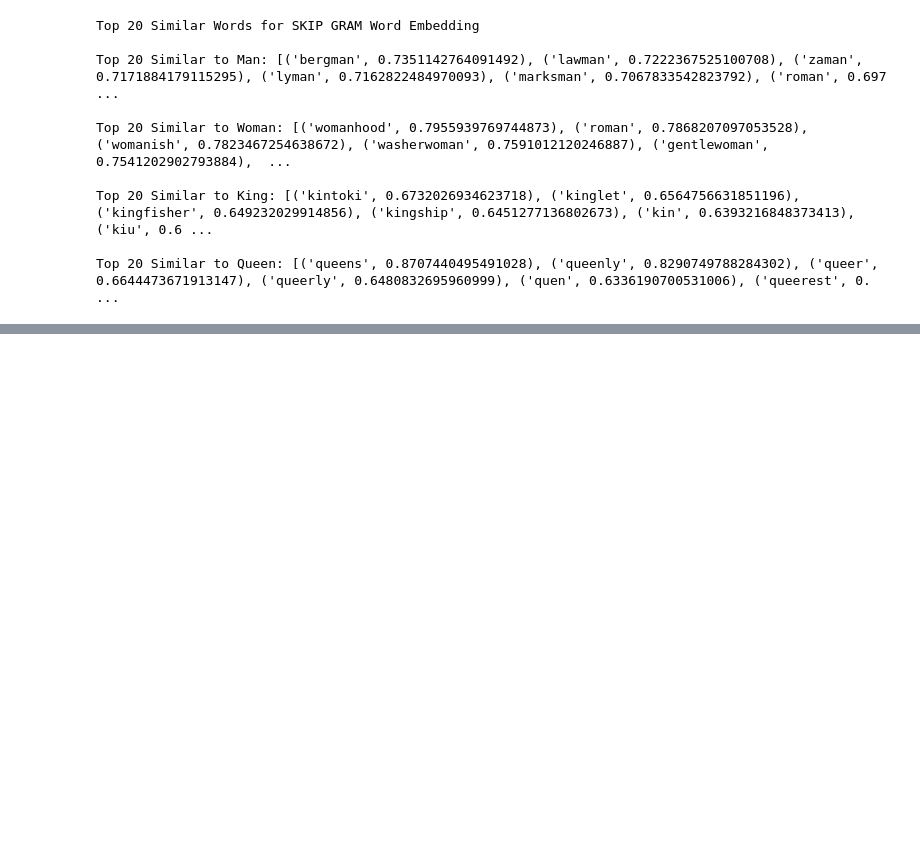
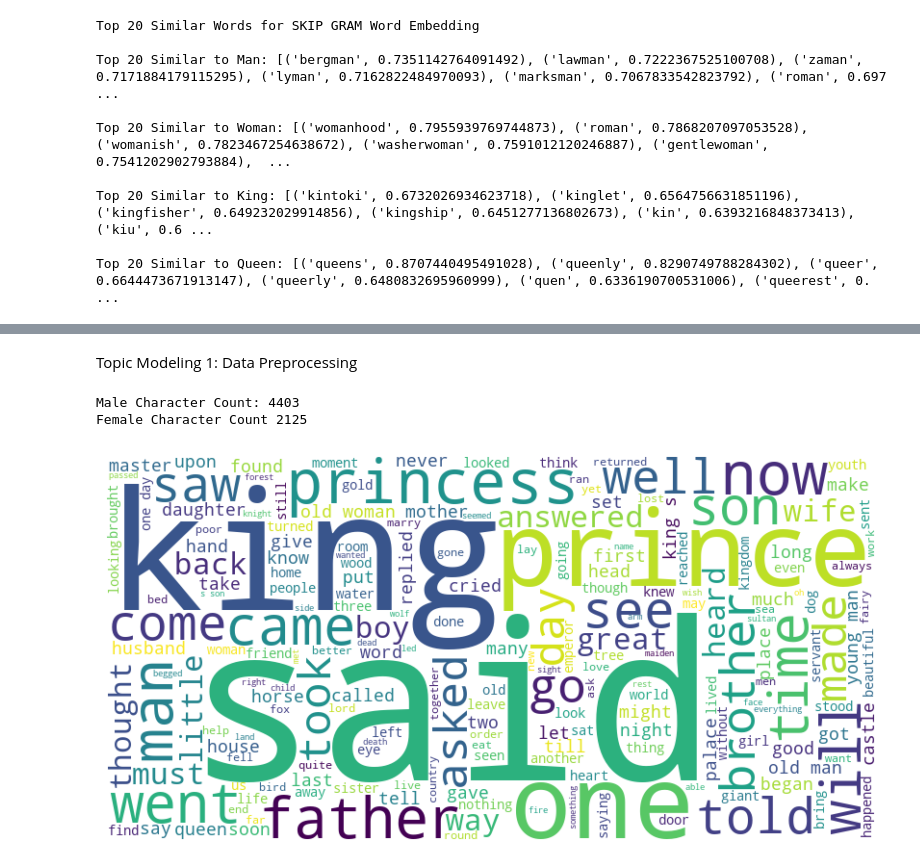
Before and after one commit to owenmonroe/OwenMonroe_TextMining_Fall23, a Jupyter notebook: HW_Assignment4/OwenMonroe_HW4.ipynb, the cells around one changed output, grey strips where cells are left out. Drawn from its saved outputs; the diff is of its cells as text; code cells hidden in the pictures; blank space fills up the shorter version.

Commit message:
hw4
Up to LDA work, cleaned, tokenized, stopwords removed for gender text

```diff
--- a/HW_Assignment4/OwenMonroe_HW4.ipynb
+++ b/HW_Assignment4/OwenMonroe_HW4.ipynb
@@ -178,0 +218,33 @@ Top 20 Similar to Queen: [('queens', 0.8707440495491028), ('queenly', 0.82907497
+# %% [markdown]
+Topic Modeling 1: Data Preprocessing
+# %%
+# Creating one DataFrame for Male Characters and one DataFrame for Female Characters
+
+m_fairytale_df = fairytail_df[fairytail_df['gender'] == 'male']
+
+f_fairytale_df = fairytail_df[fairytail_df['gender'] == 'female']
+# %%
+m_char_count = m_fairytale_df['character'].count()
+
+f_char_count = f_fairytale_df['character'].count()
+
+print(f'Male Character Count: {m_char_count}')
+print(f'Female Character Count {f_char_count}')
+# %% [output]
+Male Character Count: 4403
+Female Character Count 2125
+# %%
+# Creating a Word Cloud for Sentences for Male Characters
+
+from wordcloud import WordCloud
+import matplotlib.pyplot as plt
+
+wordcloud = WordCloud(width=800, height=400, background_color='white').generate(' '.join(m_fairytale_df['sentences']))
+
+# Display the word cloud
+plt.figure(figsize=(10, 5))
+plt.imshow(wordcloud, interpolation='bilinear')
+plt.axis('off')  # Hide the axis
+plt.show()
+# %% [output]
+[figure, added]
```
Also changed, not shown: parts of 14 cells of this notebook, 2 other files.
